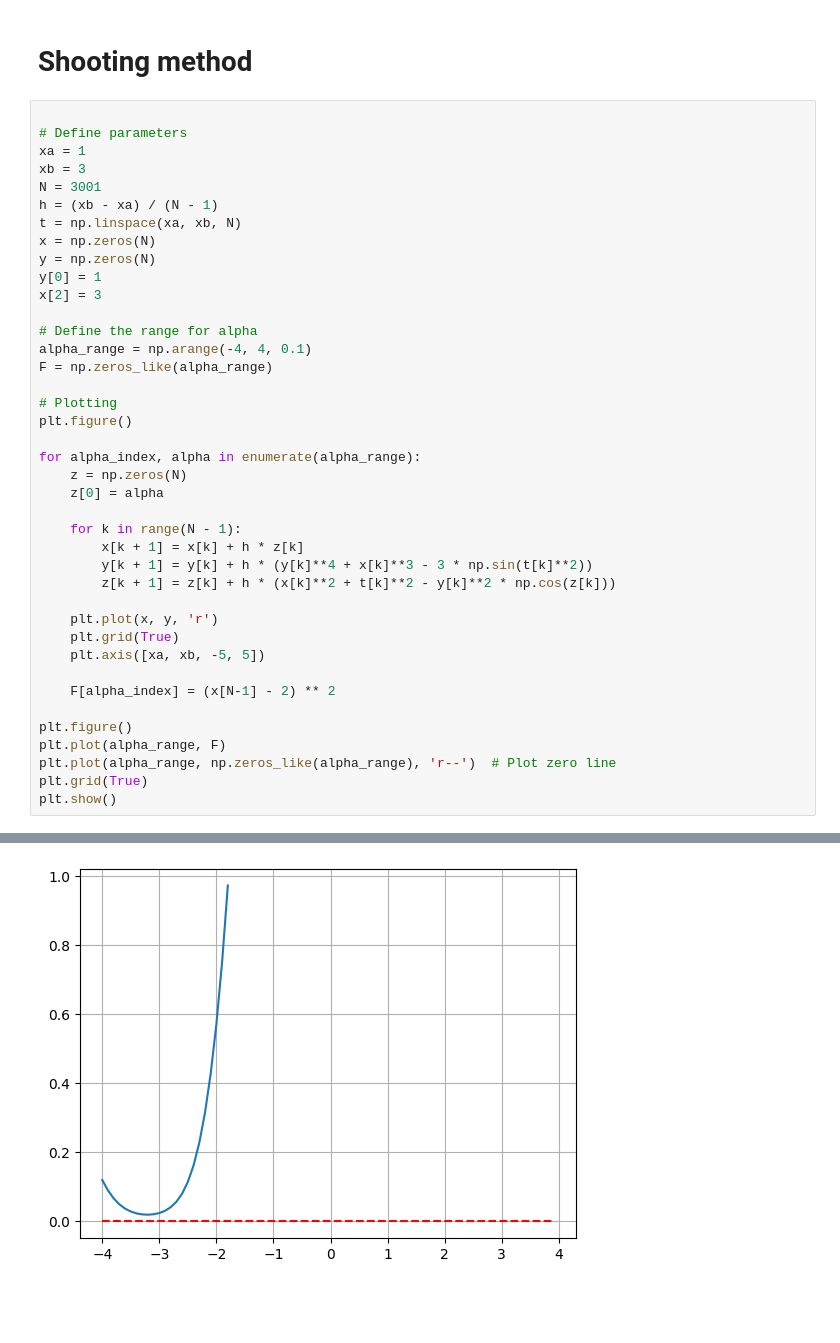
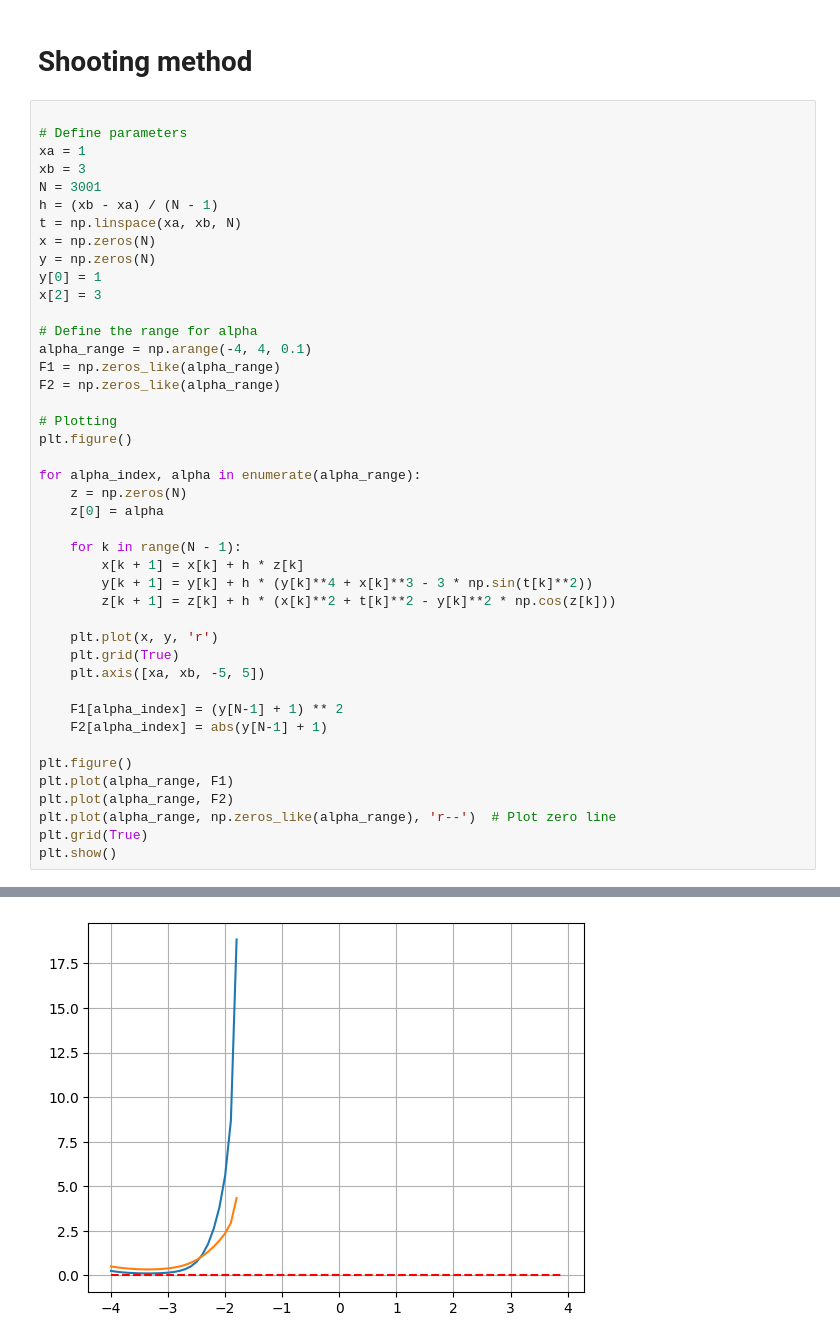
Before and after one commit to nastyabekesheva/SwarmIntelligence, a Jupyter notebook: lab3/main.ipynb, the cells around one changed output, grey strips where cells are left out. Saved outputs shown, nothing was run; the diff lists cells and outputs as text; blank space fills up the shorter version.

```diff
--- a/lab3/main.ipynb
+++ b/lab3/main.ipynb
@@ -80,37 +80,40 @@ x = np.zeros(N)
 y = np.zeros(N)
 y[0] = 1
 x[2] = 3
 
 # Define the range for alpha
 alpha_range = np.arange(-4, 4, 0.1)
-F = np.zeros_like(alpha_range)
+F1 = np.zeros_like(alpha_range)
+F2 = np.zeros_like(alpha_range)
 
 # Plotting
 plt.figure()
 
 for alpha_index, alpha in enumerate(alpha_range):
     z = np.zeros(N)
     z[0] = alpha
 
     for k in range(N - 1):
         x[k + 1] = x[k] + h * z[k]
         y[k + 1] = y[k] + h * (y[k]**4 + x[k]**3 - 3 * np.sin(t[k]**2))
         z[k + 1] = z[k] + h * (x[k]**2 + t[k]**2 - y[k]**2 * np.cos(z[k]))
 
     plt.plot(x, y, 'r')
     plt.grid(True)
     plt.axis([xa, xb, -5, 5])
 
-    F[alpha_index] = (x[N-1] - 2) ** 2
+    F1[alpha_index] = (y[N-1] + 1) ** 2
+    F2[alpha_index] = abs(y[N-1] + 1)
 
 plt.figure()
-plt.plot(alpha_range, F)
+plt.plot(alpha_range, F1)
+plt.plot(alpha_range, F2)
 plt.plot(alpha_range, np.zeros_like(alpha_range), 'r--')  # Plot zero line
 plt.grid(True)
 plt.show()
 # %% [output]
 [figure]
-[figure, old version]
+[figure, new version]
 # %%
 # Define parameters
 xa = 1
```
Also changed, not shown: parts of 3 cells of this notebook, 20 other files.
